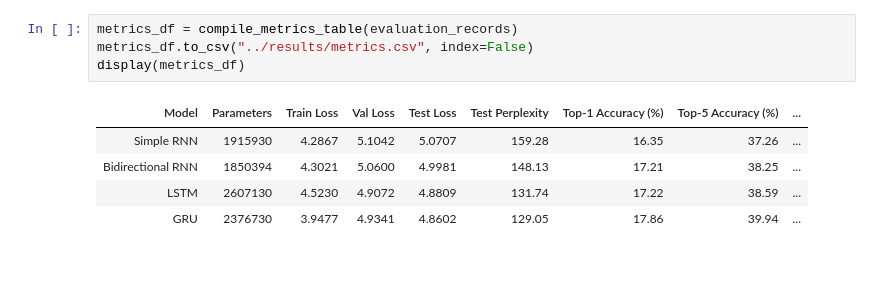
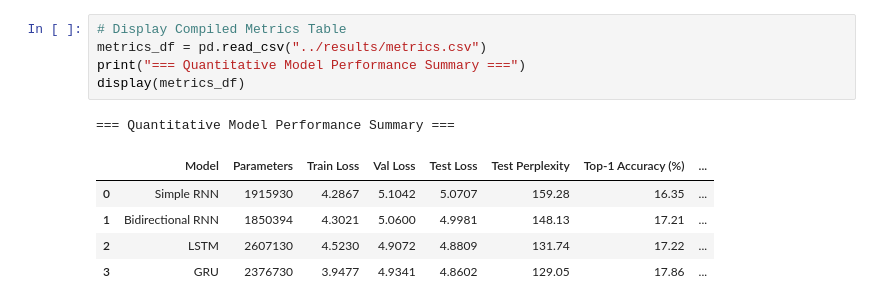
Before and after one commit to AkCodes23/FGAI_Assignment, a Jupyter notebook: notebooks/autoregressive_text_generation.ipynb, the cells around one changed output. Drawn from its saved outputs; the diff is of its cells as text; blank space fills up the shorter version.

```diff
--- a/notebooks/autoregressive_text_generation.ipynb
+++ b/notebooks/autoregressive_text_generation.ipynb
@@ -317,11 +391,13 @@ We summarize and compare the models using:
-# %%
-metrics_df = compile_metrics_table(evaluation_records)
-metrics_df.to_csv("../results/metrics.csv", index=False)
-display(metrics_df)
-# %% [output]
-| Model | Parameters | Train Loss | Val Loss | Test Loss | Test Perplexity | Top-1 Accuracy (%) | Top-5 Accuracy (%) | ... |
-| Simple RNN | 1915930 | 4.2867 | 5.1042 | 5.0707 | 159.28 | 16.35 | 37.26 | ... |
-| Bidirectional RNN | 1850394 | 4.3021 | 5.0600 | 4.9981 | 148.13 | 17.21 | 38.25 | ... |
-| LSTM | 2607130 | 4.5230 | 4.9072 | 4.8809 | 131.74 | 17.22 | 38.59 | ... |
-| GRU | 2376730 | 3.9477 | 4.9341 | 4.8602 | 129.05 | 17.86 | 39.94 | ... |
+# %%
+# Display Compiled Metrics Table
+metrics_df = pd.read_csv("../results/metrics.csv")
+print("=== Quantitative Model Performance Summary ===")
+display(metrics_df)
+# %% [output]
+=== Quantitative Model Performance Summary ===
+|  | Model | Parameters | Train Loss | Val Loss | Test Loss | Test Perplexity | Top-1 Accuracy (%) | ... |
+| 0 | Simple RNN | 1915930 | 4.2867 | 5.1042 | 5.0707 | 159.28 | 16.35 | ... |
+| 1 | Bidirectional RNN | 1850394 | 4.3021 | 5.0600 | 4.9981 | 148.13 | 17.21 | ... |
+| 2 | LSTM | 2607130 | 4.5230 | 4.9072 | 4.8809 | 131.74 | 17.22 | ... |
+| 3 | GRU | 2376730 | 3.9477 | 4.9341 | 4.8602 | 129.05 | 17.86 | ... |
 # %%
```
Also changed, not shown: parts of 23 cells of this notebook, 16 other files.
